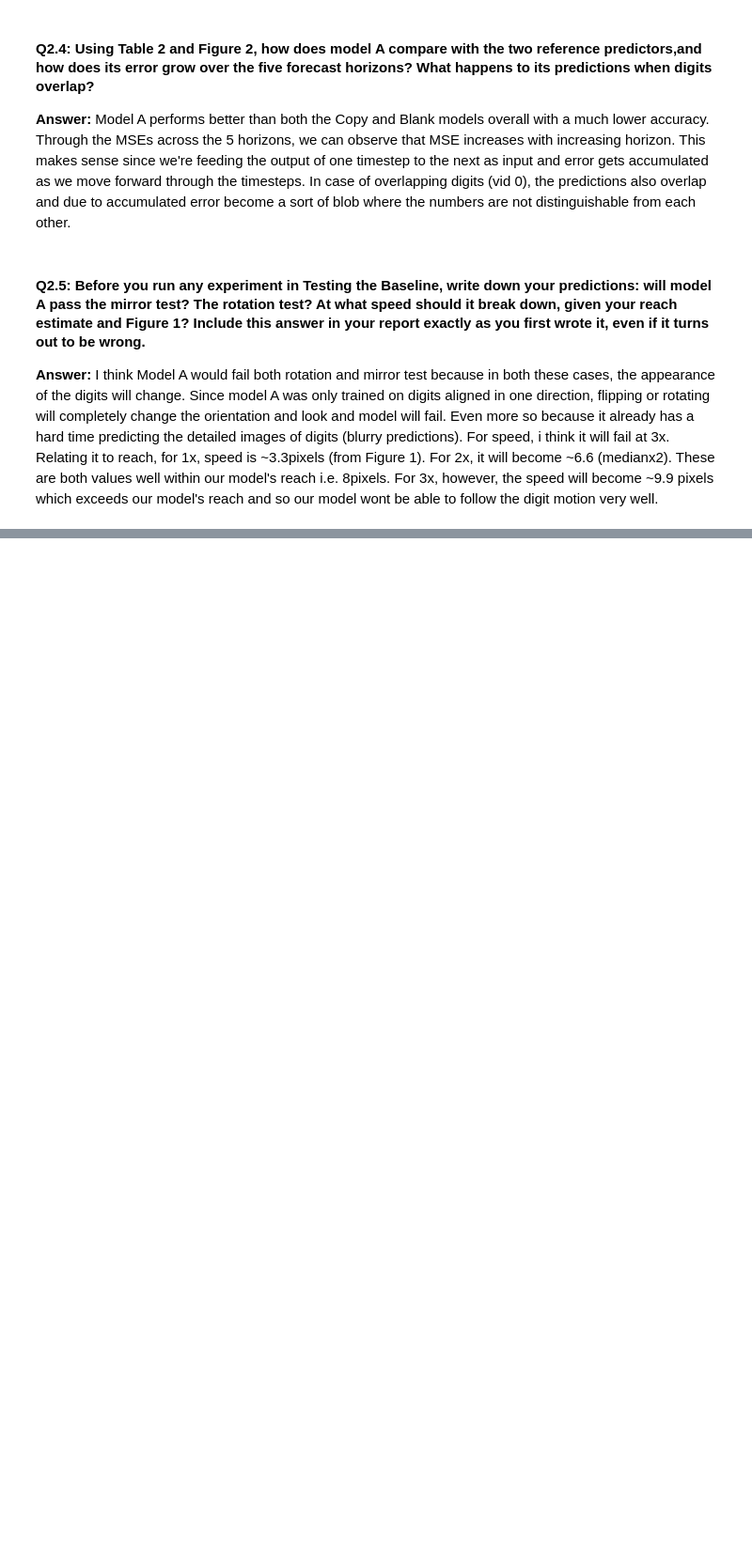
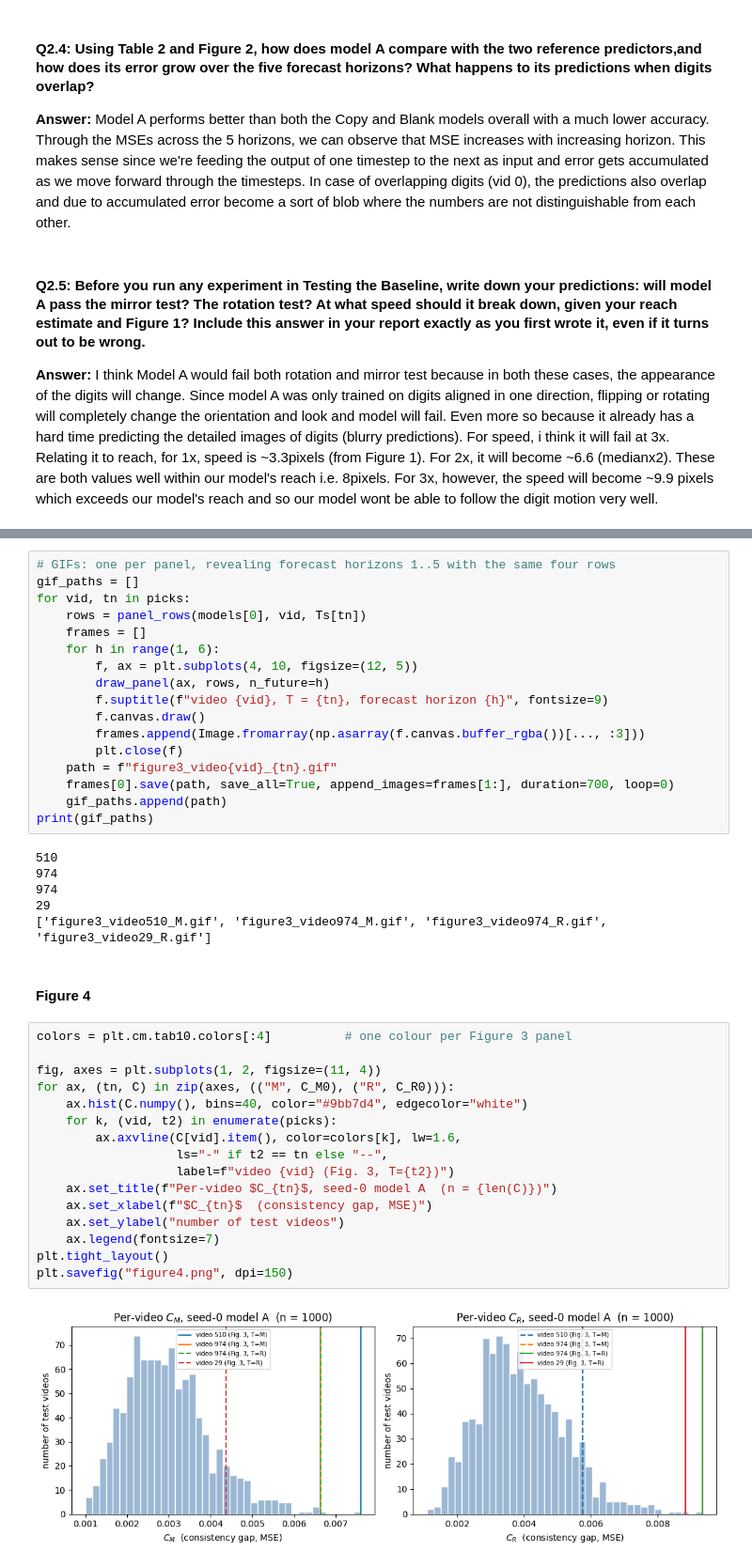
Before and after one commit to ZainabIftikhar1204/DL-for-Space-Time-and-Graphs---Assignment-2, a Jupyter notebook: Ques2.ipynb, the cells around one changed output, grey strips where cells are left out. Shown at 94% size. Drawn from its saved outputs; the diff is of its cells as text; blank space fills up the shorter version.

```diff
--- a/Ques2.ipynb
+++ b/Ques2.ipynb
@@ -797,0 +924,43 @@ For speed, i think it will fail at 3x. Relating it to reach, for 1x, speed is ~3
+# %%
+# GIFs: one per panel, revealing forecast horizons 1..5 with the same four rows
+gif_paths = []
+for vid, tn in picks:
+    rows = panel_rows(models[0], vid, Ts[tn])
+    frames = []
+    for h in range(1, 6):
+        f, ax = plt.subplots(4, 10, figsize=(12, 5))
+        draw_panel(ax, rows, n_future=h)
+        f.suptitle(f"video {vid}, T = {tn}, forecast horizon {h}", fontsize=9)
+        f.canvas.draw()
+        frames.append(Image.fromarray(np.asarray(f.canvas.buffer_rgba())[..., :3]))
+        plt.close(f)
+    path = f"figure3_video{vid}_{tn}.gif"
+    frames[0].save(path, save_all=True, append_images=frames[1:], duration=700, loop=0)
+    gif_paths.append(path)
+print(gif_paths)
+# %% [output]
+510
+974
+974
+29
+['figure3_video510_M.gif', 'figure3_video974_M.gif', 'figure3_video974_R.gif', 'figure3_video29_R.gif']
+# %% [markdown]
+#### Figure 4
+# %%
+colors = plt.cm.tab10.colors[:4]          # one colour per Figure 3 panel
+
+fig, axes = plt.subplots(1, 2, figsize=(11, 4))
+for ax, (tn, C) in zip(axes, (("M", C_M0), ("R", C_R0))):
+    ax.hist(C.numpy(), bins=40, color="#9bb7d4", edgecolor="white")
+    for k, (vid, t2) in enumerate(picks):
+        ax.axvline(C[vid].item(), color=colors[k], lw=1.6,
+                   ls="-" if t2 == tn else "--",
+                   label=f"video {vid} (Fig. 3, T={t2})")
+    ax.set_title(f"Per-video $C_{tn}$, seed-0 model A  (n = {len(C)})")
+    ax.set_xlabel(f"$C_{tn}$  (consistency gap, MSE)")
+    ax.set_ylabel("number of test videos")
+    ax.legend(fontsize=7)
+plt.tight_layout()
+plt.savefig("figure4.png", dpi=150)
+# %% [output]
+[figure, added]
```
Also changed, not shown: parts of 37 cells of this notebook.
